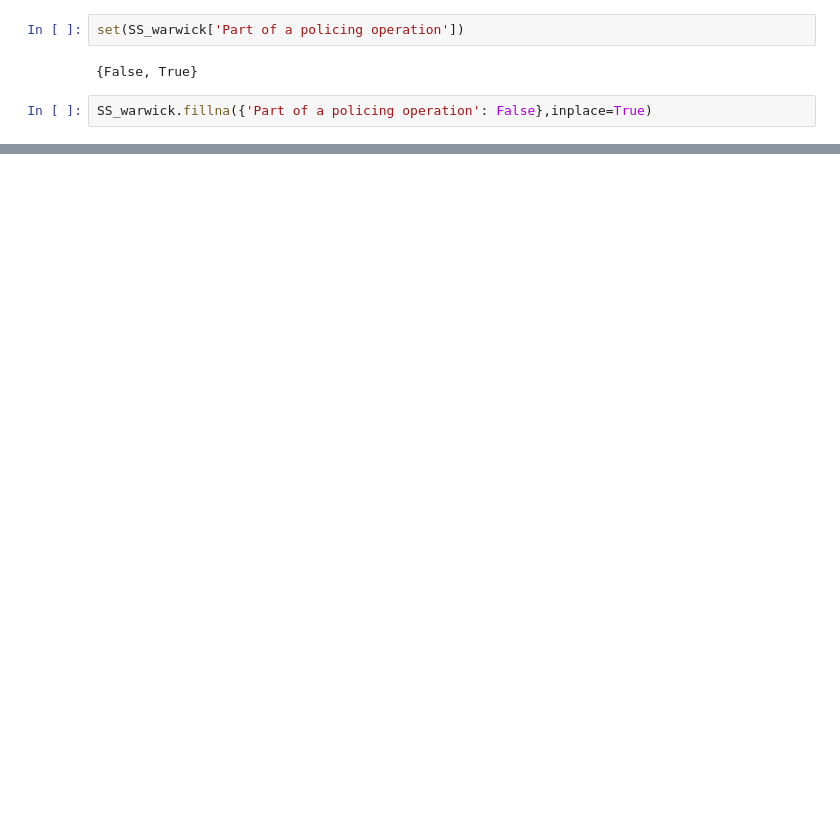
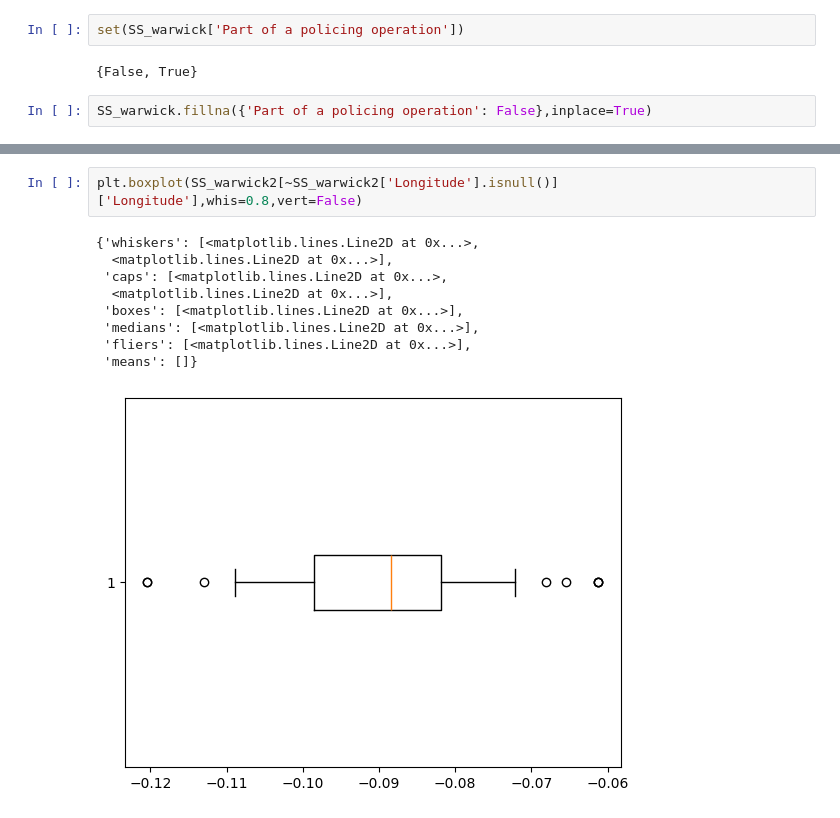
Before and after one commit to emkrit1242/MSC_DPDM_2025, a Jupyter notebook: Data101.ipynb, the cells around one changed output, grey strips where cells are left out. Saved outputs shown, nothing was run; the diff lists cells and outputs as text; blank space fills up the shorter version.

```diff
--- a/Data101.ipynb
+++ b/Data101.ipynb
@@ -456,0 +596,12 @@ SS_warwick.fillna({'Part of a policing operation': False,'Latitude':SS_warwick['
+# %%
+plt.boxplot(SS_warwick2[~SS_warwick2['Longitude'].isnull()]['Longitude'],whis=0.8,vert=False)
+# %% [output]
+{'whiskers': [<matplotlib.lines.Line2D at 0x...>,
+  <matplotlib.lines.Line2D at 0x...>],
+ 'caps': [<matplotlib.lines.Line2D at 0x...>,
+  <matplotlib.lines.Line2D at 0x...>],
+ 'boxes': [<matplotlib.lines.Line2D at 0x...>],
+ 'medians': [<matplotlib.lines.Line2D at 0x...>],
+ 'fliers': [<matplotlib.lines.Line2D at 0x...>],
+ 'means': []}
+[figure, added]
```
Also changed, not shown: parts of 26 cells of this notebook.
